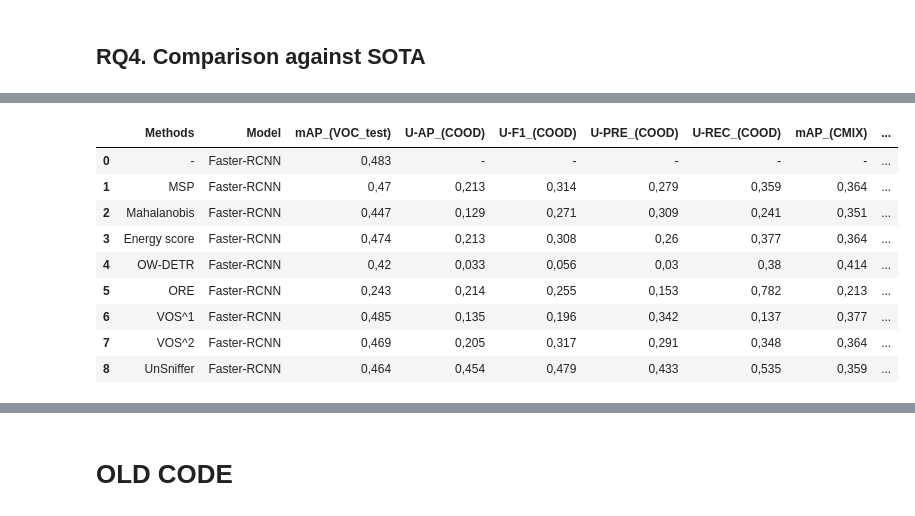
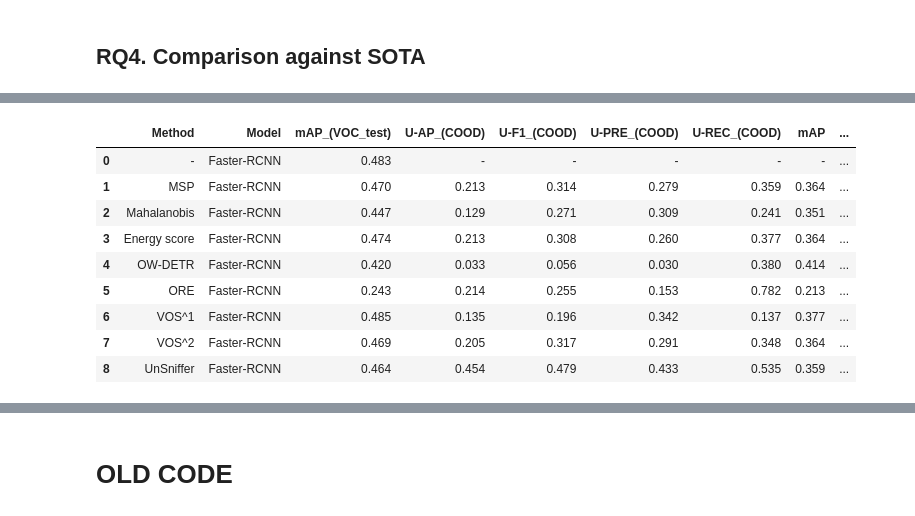
Before and after one commit to aitor-martinez-seras/OoD_in_Object_Detection, a Jupyter notebook: process_results.ipynb, the cells around one changed output, grey strips where cells are left out. Saved outputs shown, nothing was run; the diff lists cells and outputs as text; code cells hidden in the pictures.

```diff
--- a/process_results.ipynb
+++ b/process_results.ipynb
@@ -2201,0 +2188,11 @@ df_sota
+# %%
+df_sota = pd.read_csv('results/SOTA/sota_methods.csv', delimiter=';')
+# In all the dataframe, change the "," for the "."
+df_sota = df_sota.apply(lambda x: x.str.replace(',', '.'))
+# Make all the columns be of the format :.3f if they have a float
+df_sota = df_sota.applymap(lambda x: f'{float(x):.3f}' if x.replace('.', '', 1).isdigit() else x)
+# Remove decimals from COCO-Mix AOSE column
+df_sota['COCO-Mix AOSE'] = df_sota['COCO-Mix AOSE'].apply(lambda x: f'{float(x):.0f}' if x.replace('.', '', 1).isdigit() else x)
+# Add leading zeros to the COCO-Mix AOSE if the number is less than 3 digits
+df_sota['COCO-Mix AOSE'] = df_sota['COCO-Mix AOSE'].apply(lambda x: f'{int(x):03d}' if x.isdigit() else x)
+df_sota
@@ -2202,29 +2210,30 @@ df_sota
 # %%
 # Rename columns to match the ones in our dataframes
 COLUMN_NAMES_FROM_SOTA_TO_OURS = {
+    'Methods': 'Method',
     'VOC-Test mAP': 'mAP_(VOC_test)',
     'COCO-OOD U-AP': 'U-AP_(COOD)',
     'COCO-OOD U-F1': 'U-F1_(COOD)',
     'COCO-OOD U-PRE': 'U-PRE_(COOD)',
     'COCO-OOD U-REC': 'U-REC_(COOD)',
-    'COCO-Mix mAP': 'mAP_(CMIX)',
+    'COCO-Mix mAP': 'mAP',
     'COCO-Mix U-AP': 'U-AP_(CMIX)',
     'COCO-Mix U-F1': 'U-F1_(CMIX)',
     'COCO-Mix U-PRE': 'U-PRE_(CMIX)',
     'COCO-Mix U-REC': 'U-REC_(CMIX)',
     'COCO-Mix AOSE': 'A-OSE',
     'COCO-Mix WI': 'WI-08',
 }
 df_sota = df_sota.rename(columns=COLUMN_NAMES_FROM_SOTA_TO_OURS)
 df_sota
 # %% [output]
-|  | Methods | Model | mAP_(VOC_test) | U-AP_(COOD) | U-F1_(COOD) | U-PRE_(COOD) | U-REC_(COOD) | mAP_(CMIX) | ... |
-| 0 | - | Faster-RCNN | 0,483 | - | - | - | - | - | ... |
-| 1 | MSP | Faster-RCNN | 0,47 | 0,213 | 0,314 | 0,279 | 0,359 | 0,364 | ... |
-| 2 | Mahalanobis | Faster-RCNN | 0,447 | 0,129 | 0,271 | 0,309 | 0,241 | 0,351 | ... |
-| 3 | Energy score | Faster-RCNN | 0,474 | 0,213 | 0,308 | 0,26 | 0,377 | 0,364 | ... |
-| 4 | OW-DETR | Faster-RCNN | 0,42 | 0,033 | 0,056 | 0,03 | 0,38 | 0,414 | ... |
-| 5 | ORE | Faster-RCNN | 0,243 | 0,214 | 0,255 | 0,153 | 0,782 | 0,213 | ... |
-| 6 | VOS^1 | Faster-RCNN | 0,485 | 0,135 | 0,196 | 0,342 | 0,137 | 0,377 | ... |
-| 7 | VOS^2 | Faster-RCNN | 0,469 | 0,205 | 0,317 | 0,291 | 0,348 | 0,364 | ... |
-| 8 | UnSniffer | Faster-RCNN | 0,464 | 0,454 | 0,479 | 0,433 | 0,535 | 0,359 | ... |
+|  | Method | Model | mAP_(VOC_test) | U-AP_(COOD) | U-F1_(COOD) | U-PRE_(COOD) | U-REC_(COOD) | mAP | ... |
+| 0 | - | Faster-RCNN | 0.483 | - | - | - | - | - | ... |
+| 1 | MSP | Faster-RCNN | 0.470 | 0.213 | 0.314 | 0.279 | 0.359 | 0.364 | ... |
+| 2 | Mahalanobis | Faster-RCNN | 0.447 | 0.129 | 0.271 | 0.309 | 0.241 | 0.351 | ... |
+| 3 | Energy score | Faster-RCNN | 0.474 | 0.213 | 0.308 | 0.260 | 0.377 | 0.364 | ... |
+| 4 | OW-DETR | Faster-RCNN | 0.420 | 0.033 | 0.056 | 0.030 | 0.380 | 0.414 | ... |
+| 5 | ORE | Faster-RCNN | 0.243 | 0.214 | 0.255 | 0.153 | 0.782 | 0.213 | ... |
+| 6 | VOS^1 | Faster-RCNN | 0.485 | 0.135 | 0.196 | 0.342 | 0.137 | 0.377 | ... |
+| 7 | VOS^2 | Faster-RCNN | 0.469 | 0.205 | 0.317 | 0.291 | 0.348 | 0.364 | ... |
+| 8 | UnSniffer | Faster-RCNN | 0.464 | 0.454 | 0.479 | 0.433 | 0.535 | 0.359 | ... |
```
Also changed, not shown: parts of 10 cells of this notebook, 1 other file.
